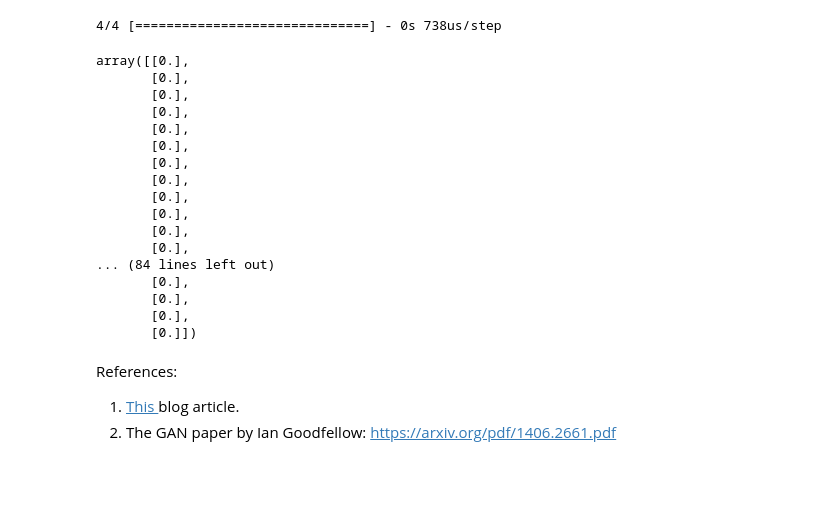
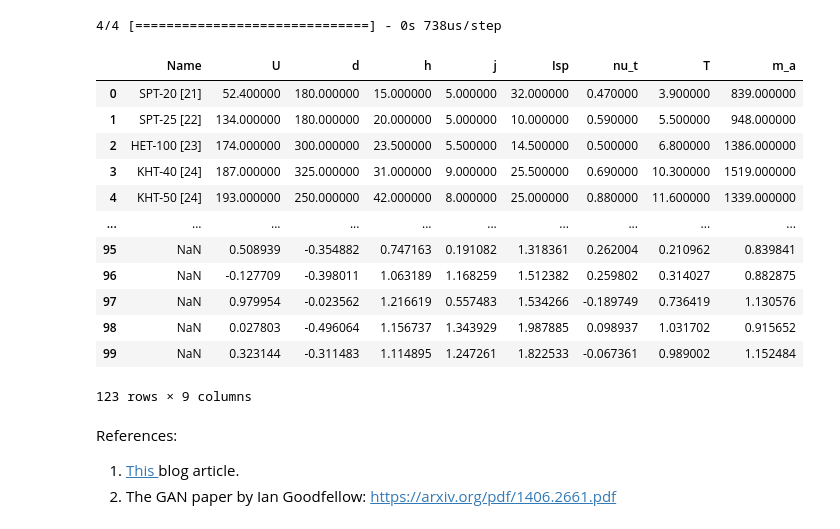
Before and after one commit to advpropsys/hetfit_scientific, a Jupyter notebook: utils/1d-gan.ipynb, the cells around one changed output. Drawn from its saved outputs; the diff is of its cells as text; code cells hidden in the pictures; blank space fills up the shorter version.

```diff
--- a/utils/1d-gan.ipynb
+++ b/utils/1d-gan.ipynb
@@ -281,26 +281,22 @@ def predict(n):
 x,y=predict(100)
 # %% [output]
 4/4 [==============================] - 0s 738us/step
-# %%
-y
-# %% [output]
-array([[0.],
-       [0.],
-       [0.],
-       [0.],
-       [0.],
-       [0.],
-       [0.],
-       [0.],
-       [0.],
-       [0.],
-       [0.],
-       [0.],
-... (84 lines left out)
-       [0.],
-       [0.],
-       [0.],
-       [0.]])
+# %%
+pd.concat([df,pd.DataFrame(x,columns=df.columns[1:])])
+# %% [output]
+|  | Name | U | d | h | j | Isp | nu_t | T | m_a |
+| 0 | SPT-20 [21] | 52.400000 | 180.000000 | 15.000000 | 5.000000 | 32.000000 | 0.470000 | 3.900000 | 839.000000 |
+| 1 | SPT-25 [22] | 134.000000 | 180.000000 | 20.000000 | 5.000000 | 10.000000 | 0.590000 | 5.500000 | 948.000000 |
+| 2 | HET-100 [23] | 174.000000 | 300.000000 | 23.500000 | 5.500000 | 14.500000 | 0.500000 | 6.800000 | 1386.000000 |
+| 3 | KHT-40 [24] | 187.000000 | 325.000000 | 31.000000 | 9.000000 | 25.500000 | 0.690000 | 10.300000 | 1519.000000 |
+| 4 | KHT-50 [24] | 193.000000 | 250.000000 | 42.000000 | 8.000000 | 25.000000 | 0.880000 | 11.600000 | 1339.000000 |
+| ... | ... | ... | ... | ... | ... | ... | ... | ... | ... |
+| 95 | NaN | 0.508939 | -0.354882 | 0.747163 | 0.191082 | 1.318361 | 0.262004 | 0.210962 | 0.839841 |
+| 96 | NaN | -0.127709 | -0.398011 | 1.063189 | 1.168259 | 1.512382 | 0.259802 | 0.314027 | 0.882875 |
+| 97 | NaN | 0.979954 | -0.023562 | 1.216619 | 0.557483 | 1.534266 | -0.189749 | 0.736419 | 1.130576 |
+| 98 | NaN | 0.027803 | -0.496064 | 1.156737 | 1.343929 | 1.987885 | 0.098937 | 1.031702 | 0.915652 |
+| 99 | NaN | 0.323144 | -0.311483 | 1.114895 | 1.247261 | 1.822533 | -0.067361 | 0.989002 | 1.152484 |
+123 rows × 9 columns
 # %% [markdown]
 References:
 1. <a href = 'https://machinelearningmastery.com/how-to-develop-a-generative-adversarial-network-for-a-1-dimensional-function-from-scratch-in-keras/' >This </a> blog article.
```
Also changed, not shown: 7 other files.
